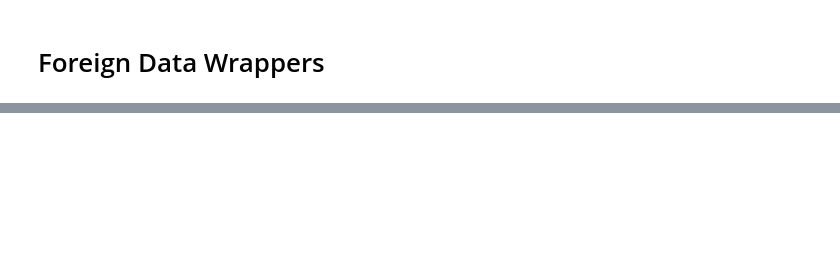
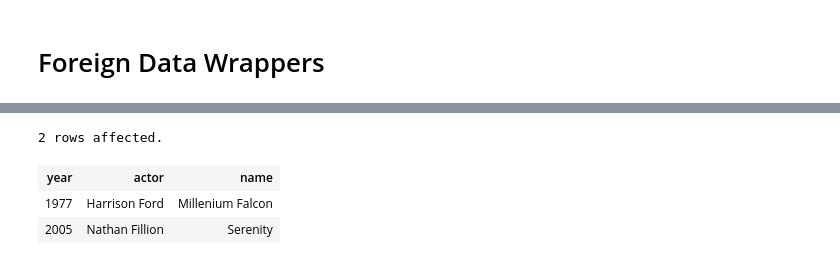
Before and after one commit to catherinedevlin/postgresql-olf2014-lightning, a Jupyter notebook: lightning.ipynb, the cells around one changed output, grey strips where cells are left out. Saved outputs shown, nothing was run; the diff lists cells and outputs as text; code cells hidden in the pictures; blank space fills up the shorter version.

```diff
--- a/lightning.ipynb
+++ b/lightning.ipynb
@@ -95,0 +356,13 @@ CREATE SERVER csv FOREIGN DATA WRAPPER file_fdw
+# %%
+%%sql
+SELECT   m.year,
+         r.actor,
+         s.name
+FROM     movies m
+JOIN     ships s ON (m.ship = s.name)
+JOIN     roles r ON (s.captain = r.role)
+# %% [output]
+2 rows affected.
+| year | actor | name |
+| 1977 | Harrison Ford | Millenium Falcon |
+| 2005 | Nathan Fillion | Serenity |
```
Also changed, not shown: parts of 41 cells of this notebook, 2 other files.
